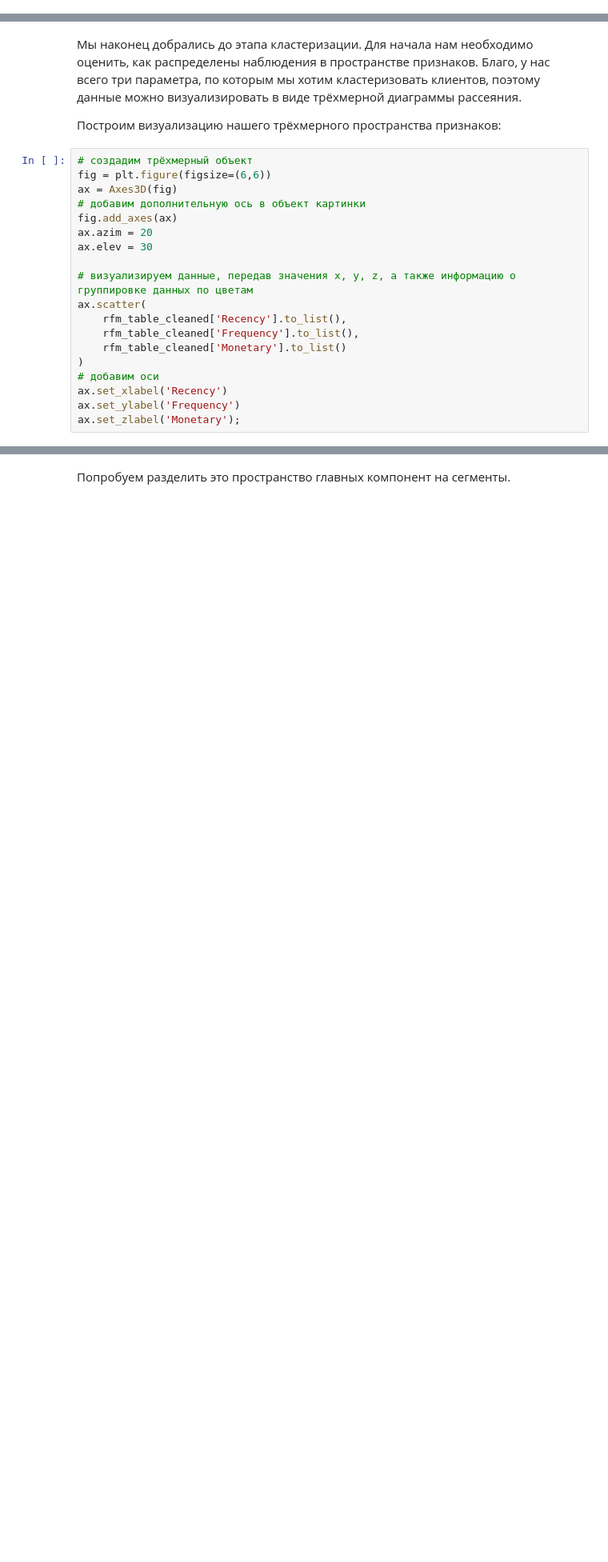
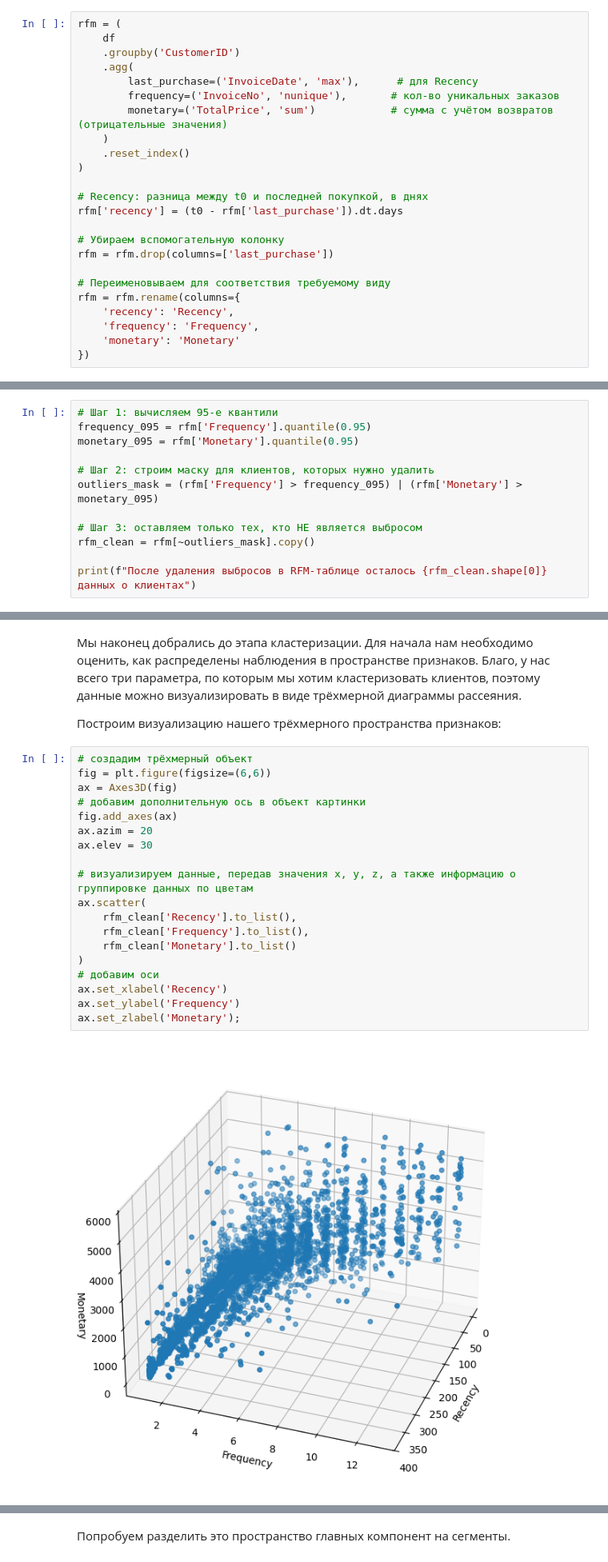
Before and after one commit to vavilove001-lab/sf_data_science, a Jupyter notebook: Projects/Project-6/notebooks/Project-6. Ноутбук-шаблон.ipynb, the cells around one changed output, grey strips where cells are left out. Shown at 80% size. Saved outputs shown, nothing was run; the diff lists cells and outputs as text; blank space fills up the shorter version.

```diff
--- a/Projects/Project-6/notebooks/Project-6. Ноутбук-шаблон.ipynb
+++ b/Projects/Project-6/notebooks/Project-6. Ноутбук-шаблон.ipynb
@@ -766,3 +770,27 @@ plt.show()
+# %%
+rfm = (
+    df
+    .groupby('CustomerID')
+    .agg(
+        last_purchase=('InvoiceDate', 'max'),      # для Recency
+        frequency=('InvoiceNo', 'nunique'),       # кол-во уникальных заказов
+        monetary=('TotalPrice', 'sum')            # сумма с учётом возвратов (отрицательные значения)
+    )
+    .reset_index()
+)
+
+# Recency: разница между t0 и последней покупкой, в днях
+rfm['recency'] = (t0 - rfm['last_purchase']).dt.days
+
+# Убираем вспомогательную колонку
+rfm = rfm.drop(columns=['last_purchase'])
+
+# Переименовываем для соответствия требуемому виду
+rfm = rfm.rename(columns={
+    'recency': 'Recency',
+    'frequency': 'Frequency',
+    'monetary': 'Monetary'
+})
 # %% [markdown]
 1) Сколько клиентов совершили покупку более 200 дней назад?
 
@@ -800,3 +847,15 @@ $$monetary >monetary_{0.95}$$
 где $frequency_{0.95}$ и $monetary_{0.95}$ - квантили уровня 0.95 для соответствующих признаков.
 
 Данные о скольких клиентах у вас остались в RFM-таблице?
+# %%
+# Шаг 1: вычисляем 95‑е квантили
+frequency_095 = rfm['Frequency'].quantile(0.95)
+monetary_095 = rfm['Monetary'].quantile(0.95)
+
+# Шаг 2: строим маску для клиентов, которых нужно удалить
+outliers_mask = (rfm['Frequency'] > frequency_095) | (rfm['Monetary'] > monetary_095)
+
+# Шаг 3: оставляем только тех, кто НЕ является выбросом
+rfm_clean = rfm[~outliers_mask].copy()
+
+print(f"После удаления выбросов в RFM-таблице осталось {rfm_clean.shape[0]} данных о клиентах")
@@ -824,22 +887,24 @@ fig.show()
 # %%
 # создадим трёхмерный объект
 fig = plt.figure(figsize=(6,6))
 ax = Axes3D(fig)
 # добавим дополнительную ось в объект картинки
 fig.add_axes(ax)
 ax.azim = 20
 ax.elev = 30
 
 # визуализируем данные, передав значения x, y, z, а также информацию о группировке данных по цветам
 ax.scatter(
-    rfm_table_cleaned['Recency'].to_list(),
-    rfm_table_cleaned['Frequency'].to_list(),
-    rfm_table_cleaned['Monetary'].to_list()
+    rfm_clean['Recency'].to_list(),
+    rfm_clean['Frequency'].to_list(),
+    rfm_clean['Monetary'].to_list()
 )
 # добавим оси
 ax.set_xlabel('Recency')
 ax.set_ylabel('Frequency')
 ax.set_zlabel('Monetary');
+# %% [output]
+[figure, added]
 # %% [markdown]
 Что здесь можно увидеть? На самом деле, ничего конкретного. Да, видно, что есть клиенты с большими значениями параметров Monetary и Frequency — вероятно, это лучшие клиенты, которые покупают чаще всего и приносят больше всего денег. Однако по общей массе точек сложно сказать, сколько кластеров у нас есть — скорее даже кажется, что пространство не поддаётся кластеризации.
 
```
Also changed, not shown: parts of 18 cells of this notebook, 1 other file.
